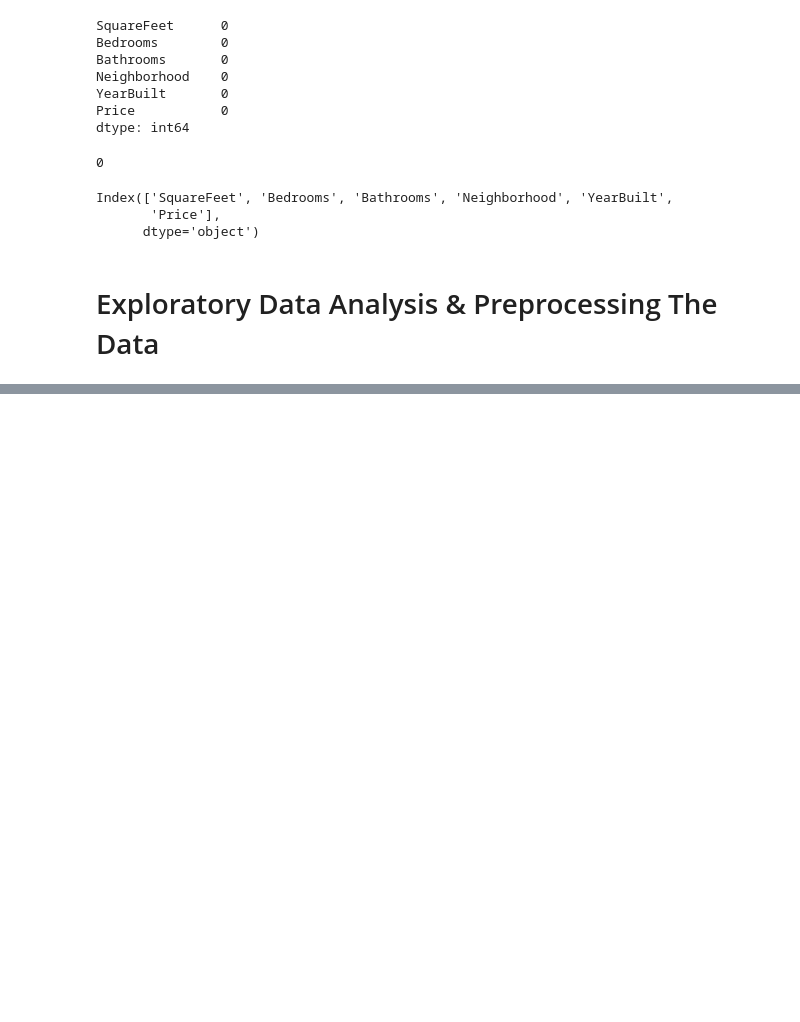
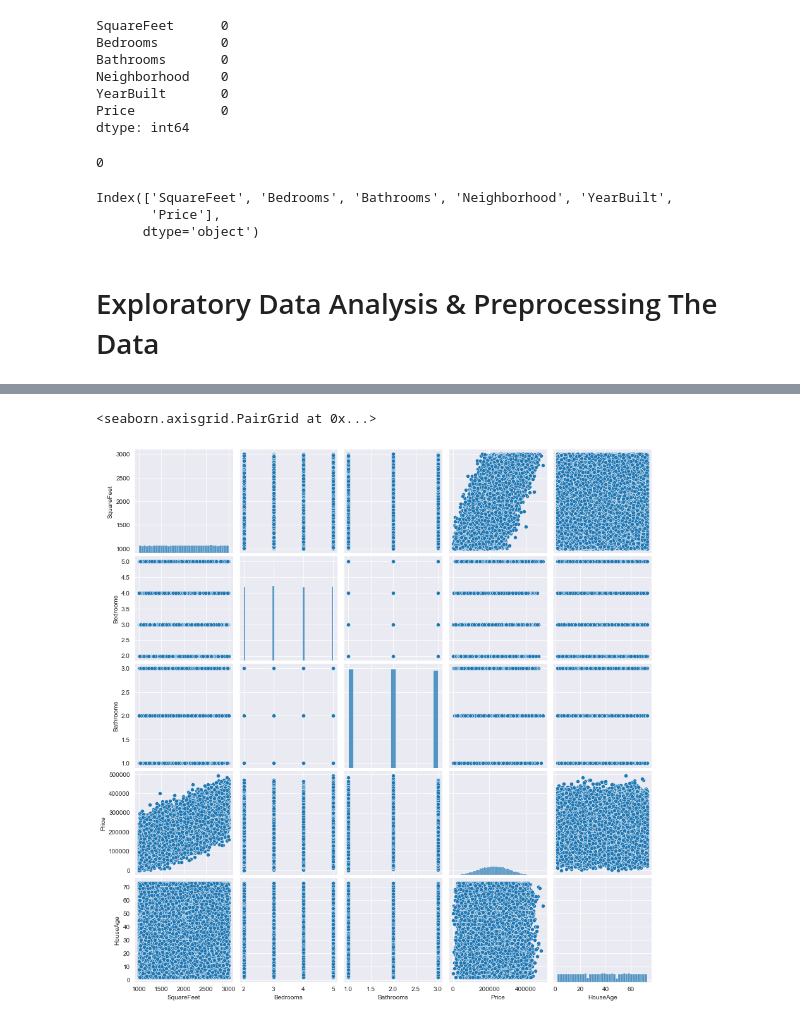
Before and after one commit to betulavcil/Data-Science-Academy-Notes, a Jupyter notebook: homeworks/homework_3.ipynb, the cells around one changed output, grey strips where cells are left out. Drawn from its saved outputs; the diff is of its cells as text; code cells hidden in the pictures; blank space fills up the shorter version.

```diff
--- a/homeworks/homework_3.ipynb
+++ b/homeworks/homework_3.ipynb
@@ -216,4 +199,7 @@ plt.show()
 # %%
-sns.pairplot(data)
+sns.pairplot(housing_price_dataset)
+# %% [output]
+<seaborn.axisgrid.PairGrid at 0x...>
+[figure, added]
 # %%
 # Plot each numerical attribute
```
Also changed, not shown: parts of 14 cells of this notebook.
